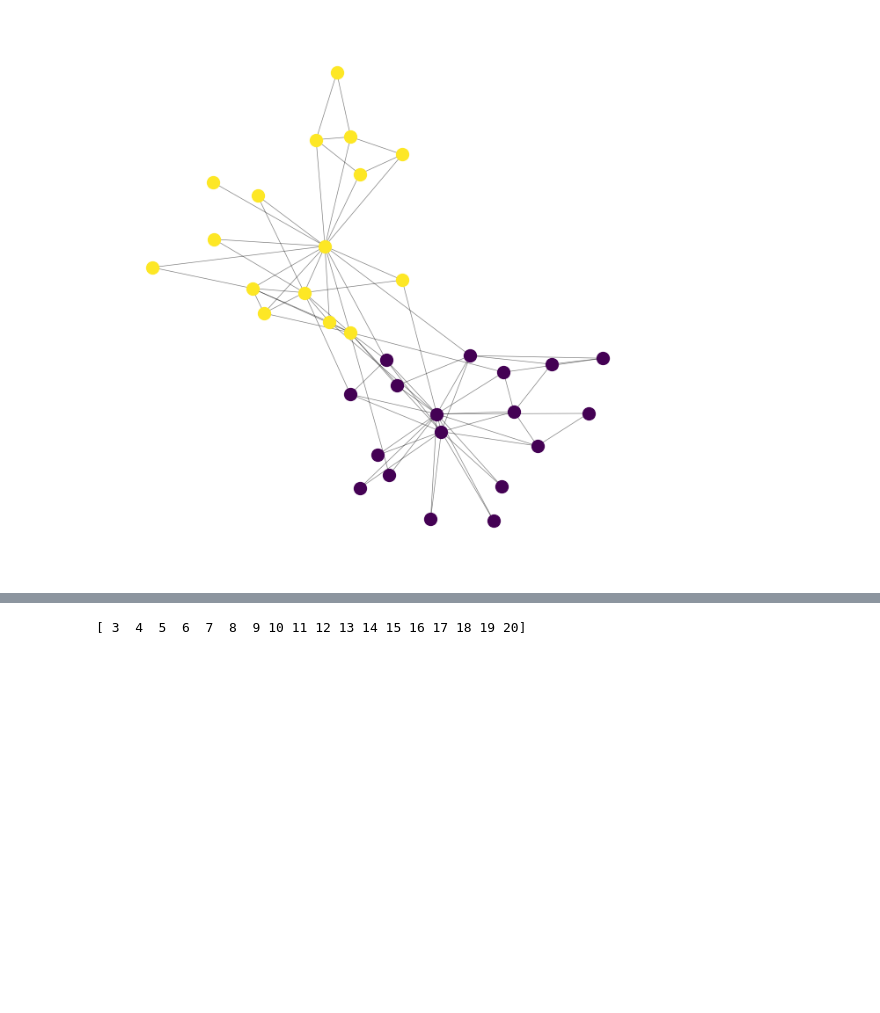
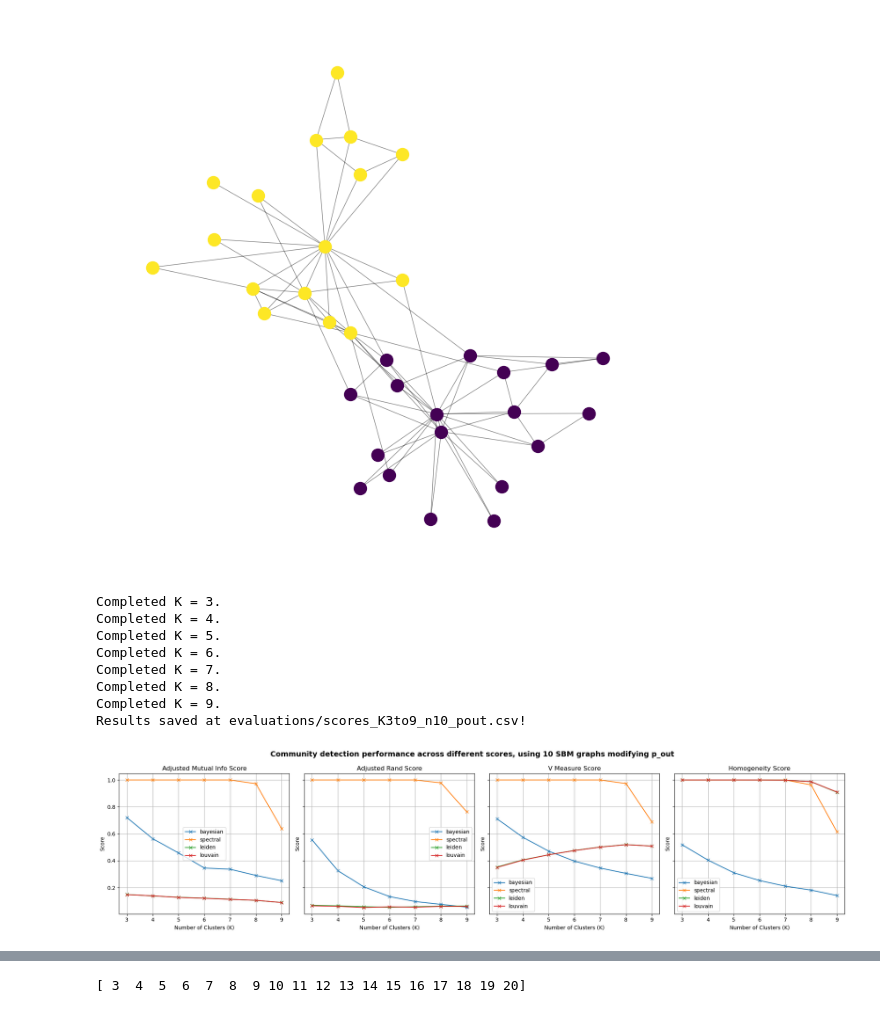
Before and after one commit to salyaa/semester_project, a Jupyter notebook: tests.ipynb, the cells around one changed output, grey strips where cells are left out. Saved outputs shown, nothing was run; the diff lists cells and outputs as text; code cells hidden in the pictures; blank space fills up the shorter version.

Commit message:
Added homogeneity score

```diff
--- a/tests.ipynb
+++ b/tests.ipynb
@@ -43,3 +43,17 @@ G = gt.collection.data["karate"]
 clusters = bayesianInf(G)
 # %%
 ## No way to fix the number of found cluster in leiden and louvain using igraph...
+# %%
+range_K_ = [3, 4, 5, 6, 7, 8, 9]
+nb_proba = 20
+res = validation_range_K(range_K=range_K_, nb_probas=nb_proba, plot=True)
+# %% [output]
+Completed K = 3.
+Completed K = 4.
+Completed K = 5.
+Completed K = 6.
+Completed K = 7.
+Completed K = 8.
+Completed K = 9.
+Results saved at evaluations/scores_K3to9_n10_pout.csv!
+[figure, added]
```
Also changed, not shown: parts of 2 cells of this notebook, 7 other files.
